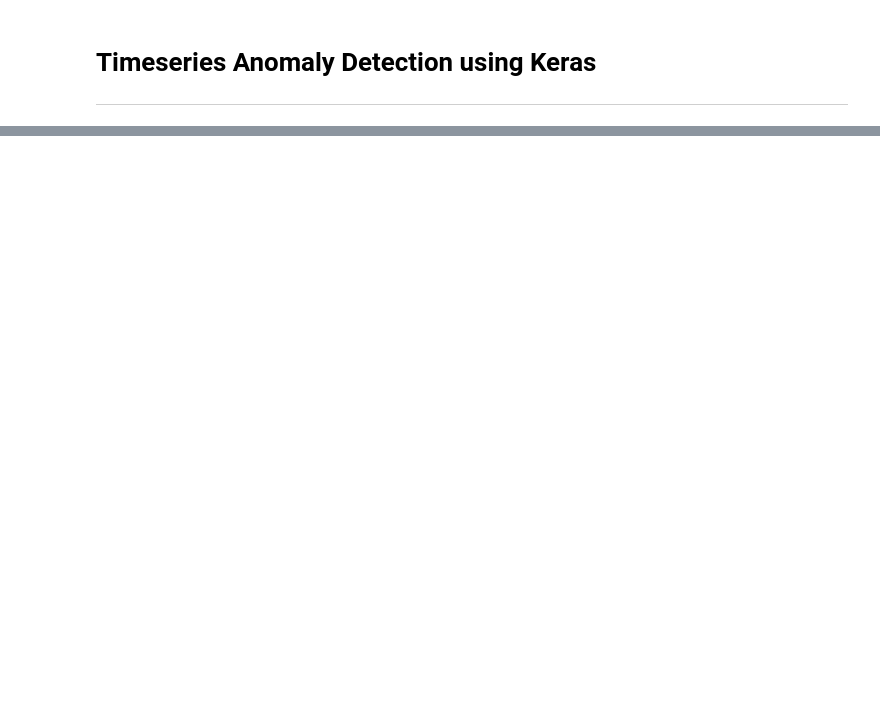
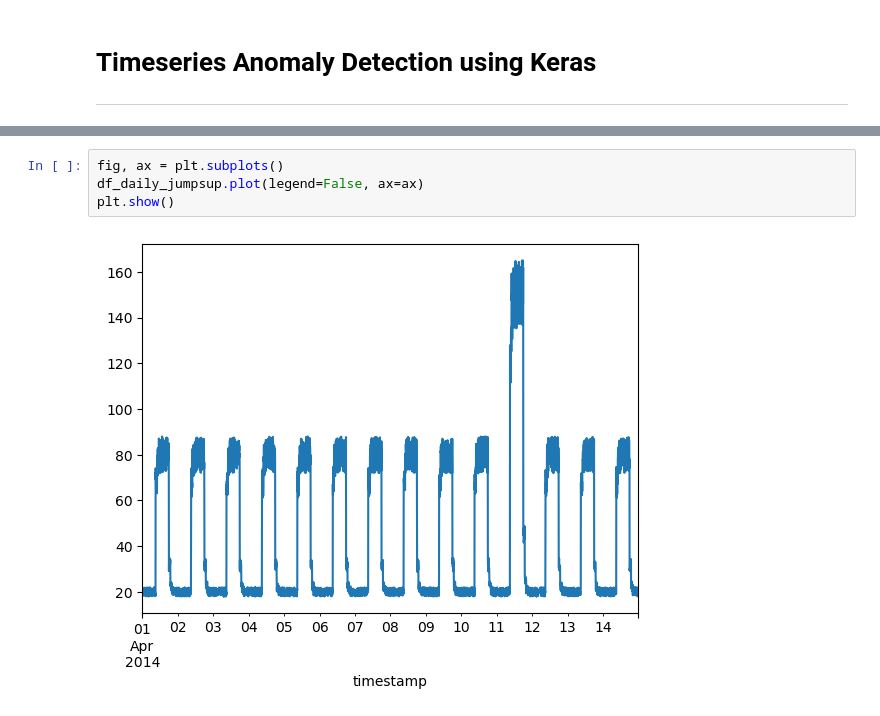
Before and after one commit to Mantvydas-data/MLS-Project, a Jupyter notebook: Timeseries Anomaly Detection using Keras.ipynb, the cells around one changed output, grey strips where cells are left out. Saved outputs shown, nothing was run; the diff lists cells and outputs as text; blank space fills up the shorter version.

```diff
--- a/Timeseries Anomaly Detection using Keras.ipynb
+++ b/Timeseries Anomaly Detection using Keras.ipynb
@@ -3,0 +49,6 @@
+# %%
+fig, ax = plt.subplots()
+df_daily_jumpsup.plot(legend=False, ax=ax)
+plt.show()
+# %% [output]
+[figure, added]
```
Also changed, not shown: parts of 14 cells of this notebook.
